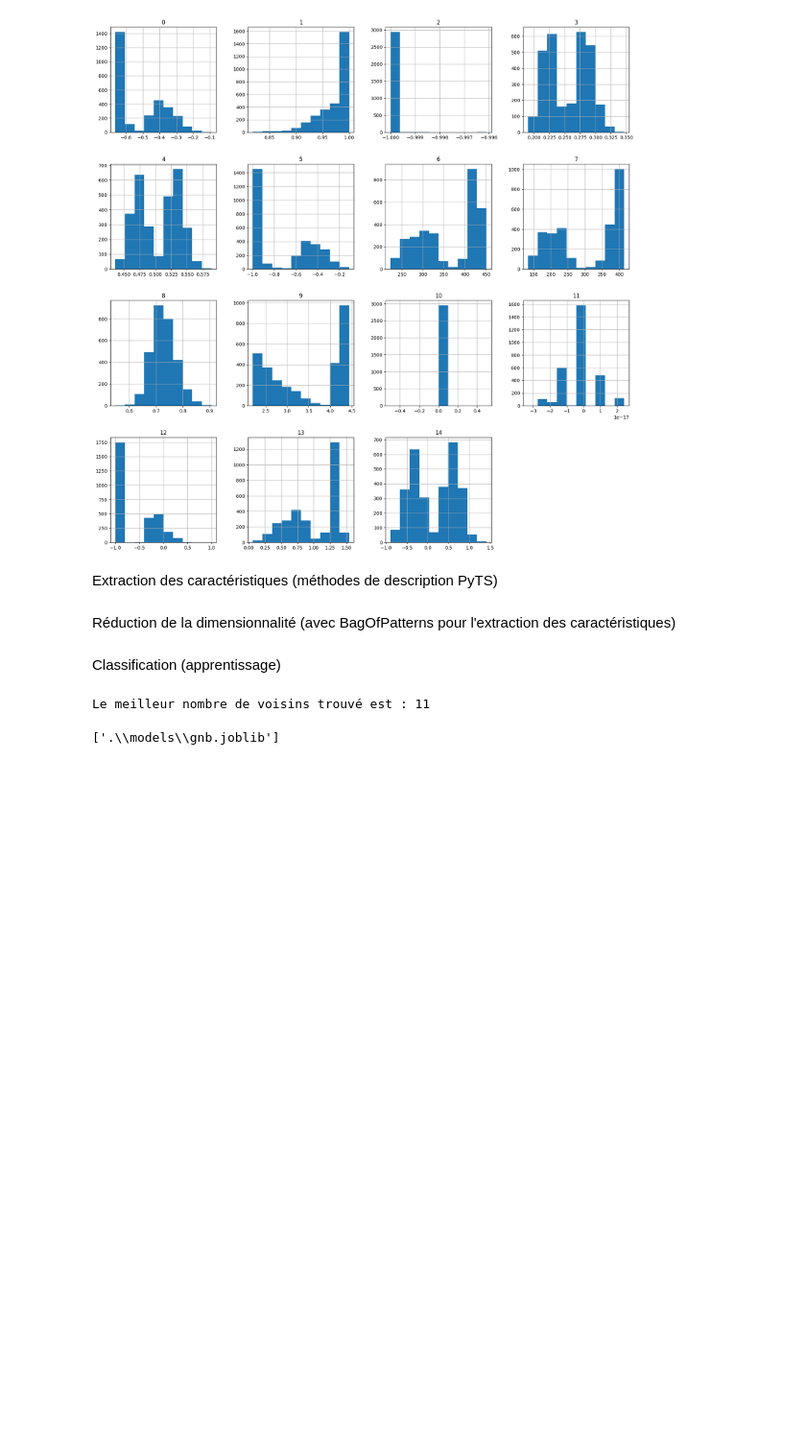
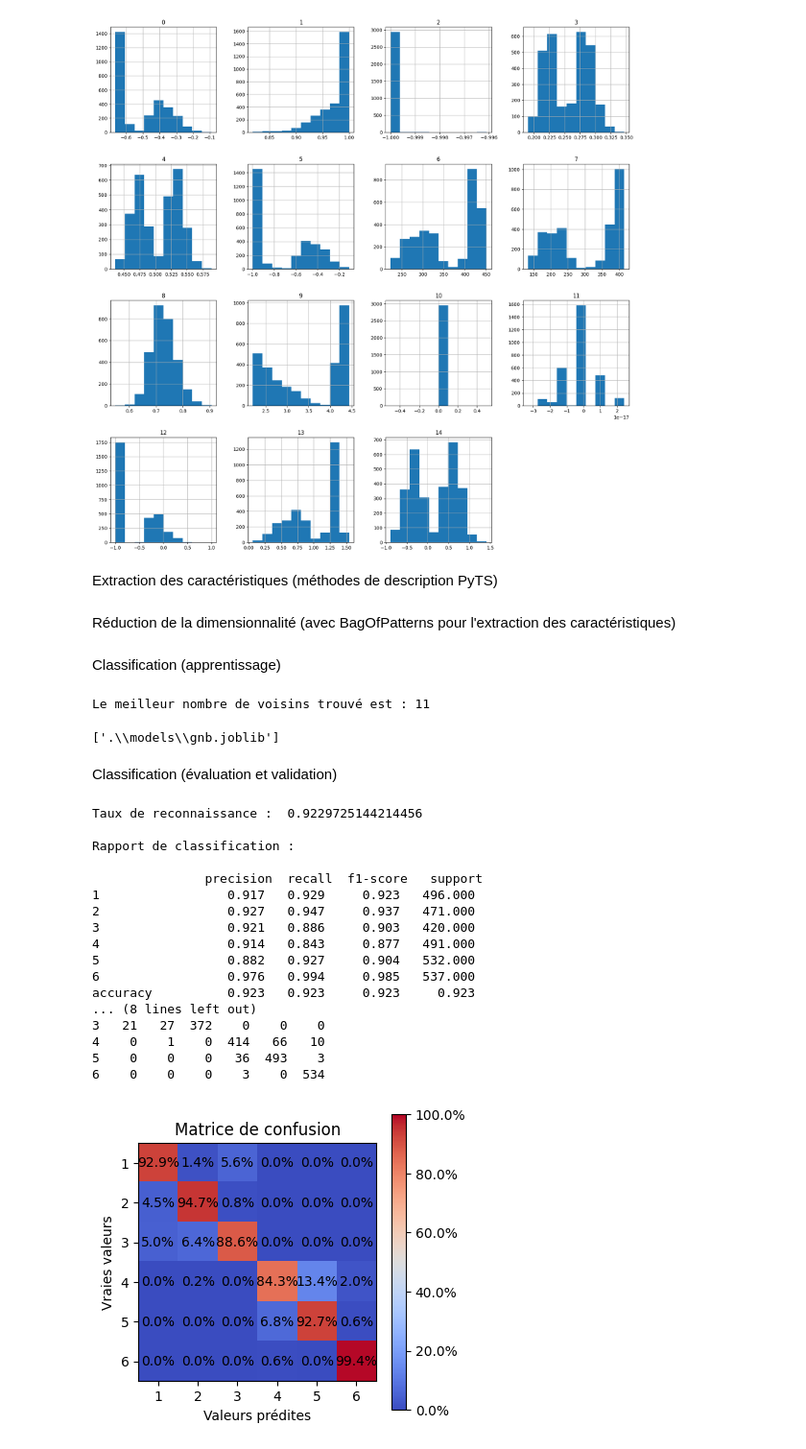
Before and after one commit to Fabien-Airaud/TrackMyMoves, a Jupyter notebook: ActivityRecognition/ActivityRecognition.ipynb, the cells around one changed output. Shown at 96% size. Saved outputs shown, nothing was run; the diff lists cells and outputs as text; code cells hidden in the pictures; blank space fills up the shorter version.

Commit message:
Add classification

```diff
--- a/ActivityRecognition/ActivityRecognition.ipynb
+++ b/ActivityRecognition/ActivityRecognition.ipynb
@@ -292,3 +292,64 @@ joblib.dump(model_svm, os.path.join(MODELS_PATH, "gnb.joblib"))
 # %% [output]
 Le meilleur nombre de voisins trouvé est : 11
 ['.\\models\\gnb.joblib']
+# %% [markdown]
+Classification (évaluation et validation)
+# %%
+# Taux de reconnaissance (accuracy)
+accuracy = accuracy_score(annotations_test, y_pred_svm)
+print("Taux de reconnaissance : ", accuracy)
+
+# Rappel, précision et f1-score
+report = classification_report(annotations_test, y_pred_svm, output_dict=True, zero_division=1)
+df_classification_report = pd.DataFrame(report).transpose()
+df_classification_report = df_classification_report.round(3)
+print("\nRapport de classification : \n\n", df_classification_report)
+
+# Matrice de confusion
+matrice = confusion_matrix(annotations_test, y_pred_svm)
+cm_df = pd.DataFrame(matrice)
+cm_df.index=cm_df.index+1                                 # Pour commencer à 1 au lieu de 0
+cm_df.columns=cm_df.columns+1
+print("\nMatrice de confusion :\n\n", cm_df)
+print("")
+
+# Calcul du pourcentage
+pourcentage = (matrice.astype('float') / matrice.sum(axis=1)[:, np.newaxis]) * 100
+
+# Affichage de la matrice de confusion avec matplotlib
+plt.figure(figsize=(4, 4))
+plt.imshow(pourcentage, cmap='coolwarm', vmin=0, vmax=100)
+plt.colorbar(format='%1.1f%%')
+plt.xlabel('Valeurs prédites')
+plt.ylabel('Vraies valeurs')
+plt.title('Matrice de confusion')
+
+for (i, j), z in np.ndenumerate(pourcentage):
+    if i == j:
+        plt.text(j, i, '{:0.1f}%'.format(z), ha='center', va='center', color='black')
+    else:
+        plt.text(j, i, '{:0.1f}%'.format(z), ha='center', va='center')
+
+plt.xticks(np.arange(matrice.shape[1]), np.arange(1, matrice.shape[1] + 1))
+plt.yticks(np.arange(matrice.shape[0]), np.arange(1, matrice.shape[0] + 1))
+
+plt.show()
+# %% [output]
+Taux de reconnaissance :  0.9229725144214456
+
+Rapport de classification :
+
+               precision  recall  f1-score   support
+1                 0.917   0.929     0.923   496.000
+2                 0.927   0.947     0.937   471.000
+3                 0.921   0.886     0.903   420.000
+4                 0.914   0.843     0.877   491.000
+5                 0.882   0.927     0.904   532.000
+6                 0.976   0.994     0.985   537.000
+accuracy          0.923   0.923     0.923     0.923
+... (8 lines left out)
+3   21   27  372    0    0    0
+4    0    1    0  414   66   10
+5    0    0    0   36  493    3
+6    0    0    0    3    0  534
+[figure, added]
```
